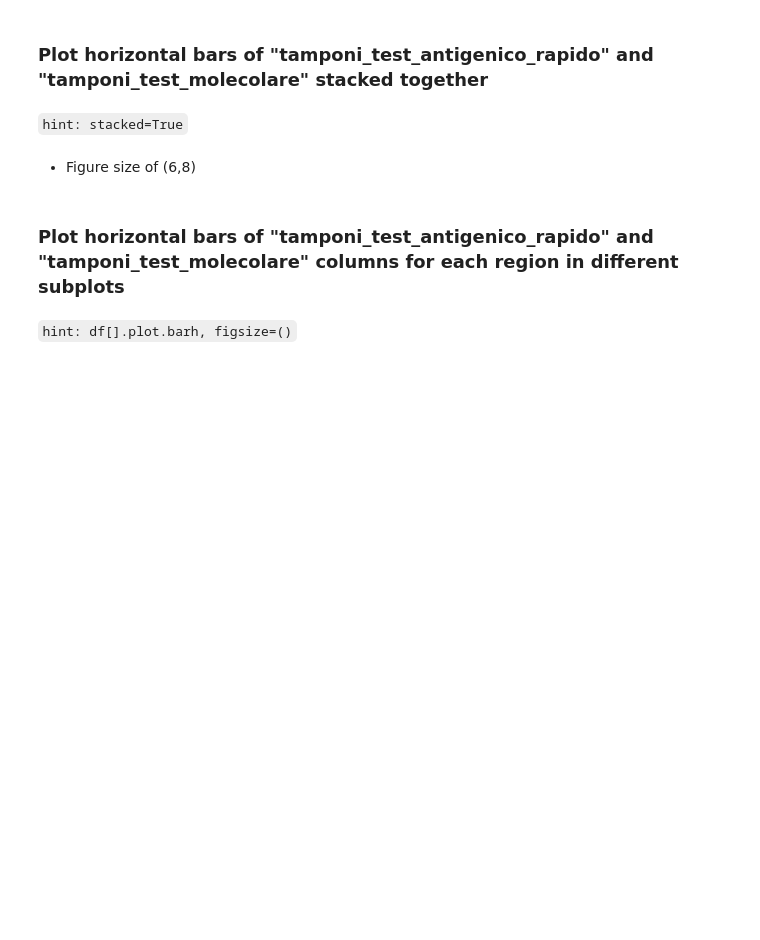
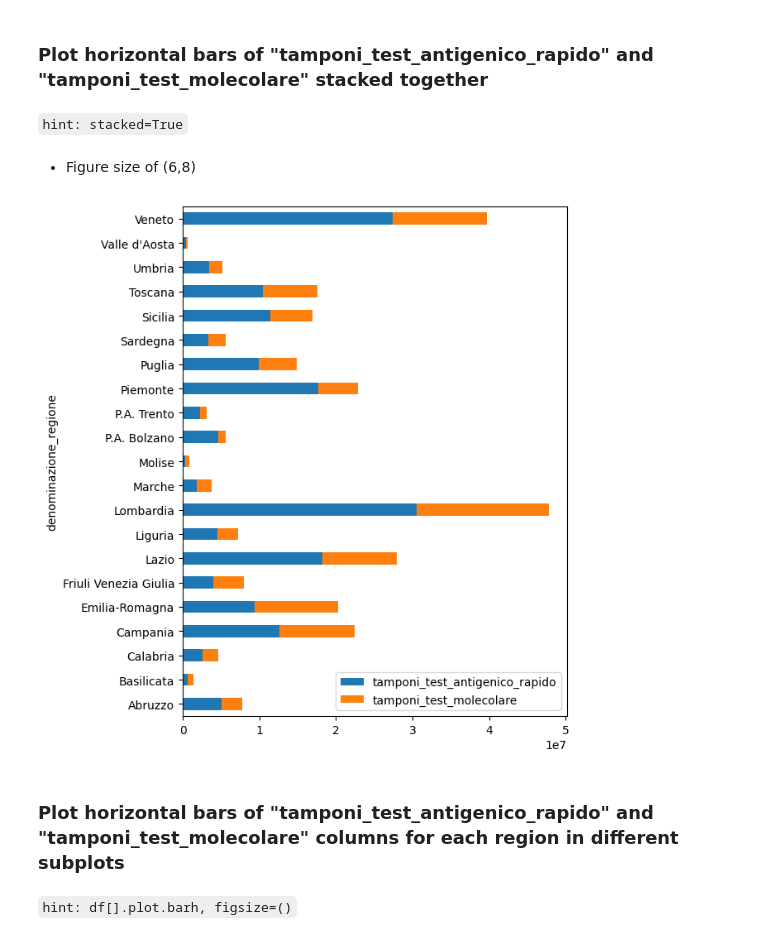
Before and after one commit to Ergys97/MLDM-Scripts, a Jupyter notebook: Python-Introduction/05-pandas-Exercises.ipynb, the cells around one changed output. Drawn from its saved outputs; the diff is of its cells as text; code cells hidden in the pictures; blank space fills up the shorter version.

```diff
--- a/Python-Introduction/05-pandas-Exercises.ipynb
+++ b/Python-Introduction/05-pandas-Exercises.ipynb
@@ -77,6 +304,11 @@ CSV data at: https://raw.githubusercontent.com/pcm-dpc/COVID-19/master/dati-regi
 `hint: stacked=True`
 # %% [markdown]
 - Figure size of (6,8)
+# %%
+df[["tamponi_test_antigenico_rapido", "tamponi_test_molecolare"]].plot.barh(stacked=True, figsize=(6, 8))
+plt.show()
+# %% [output]
+[figure, added]
 # %% [markdown]
 ### Plot horizontal bars of "tamponi_test_antigenico_rapido" and "tamponi_test_molecolare" columns for each region in different subplots
 # %% [markdown]
```
Also changed, not shown: parts of 24 cells of this notebook.
